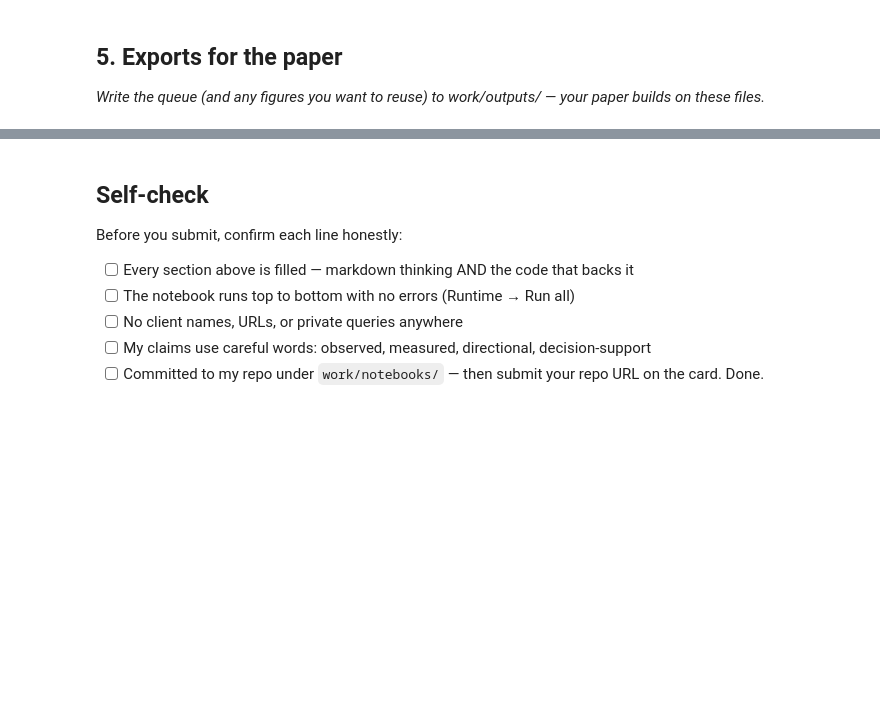
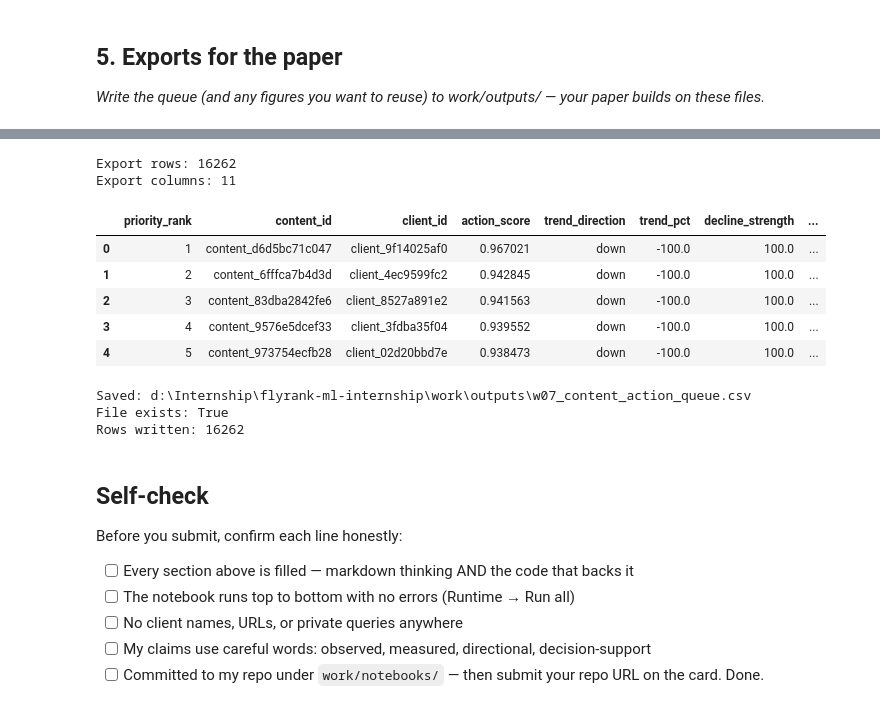
Before and after one commit to imnxr/flyrank-ml-internship, a Jupyter notebook: work/notebooks/w07_action_playbook.ipynb, the cells around one changed output, grey strips where cells are left out. Saved outputs shown, nothing was run; the diff lists cells and outputs as text; code cells hidden in the pictures; blank space fills up the shorter version.

```diff
--- a/work/notebooks/w07_action_playbook.ipynb
+++ b/work/notebooks/w07_action_playbook.ipynb
@@ -44,3 +462,46 @@ This skeleton is yours to fill. Work the sections **in order** — each one has
+# %%
+export_columns = [
+    "priority_rank",
+    "content_id",
+    "client_id",
+    "action_score",
+    "trend_direction",
+    "trend_pct",
+    "decline_strength",
+    "engagement_rate",
+    "content_age_days",
+    "days_since_last_update",
+    "reason_codes",
+]
+
+action_queue = candidates[export_columns].copy()
+
+print("Export rows:", len(action_queue))
+print("Export columns:", len(action_queue.columns))
+
+action_queue.head()
+# %% [output]
+Export rows: 16262
+Export columns: 11
+|  | priority_rank | content_id | client_id | action_score | trend_direction | trend_pct | decline_strength | ... |
+| 0 | 1 | content_d6d5bc71c047 | client_9f14025af0 | 0.967021 | down | -100.0 | 100.0 | ... |
+| 1 | 2 | content_6fffca7b4d3d | client_4ec9599fc2 | 0.942845 | down | -100.0 | 100.0 | ... |
+| 2 | 3 | content_83dba2842fe6 | client_8527a891e2 | 0.941563 | down | -100.0 | 100.0 | ... |
+| 3 | 4 | content_9576e5dcef33 | client_3fdba35f04 | 0.939552 | down | -100.0 | 100.0 | ... |
+| 4 | 5 | content_973754ecfb28 | client_02d20bbd7e | 0.938473 | down | -100.0 | 100.0 | ... |
+# %%
+output_dir.mkdir(parents=True, exist_ok=True)
+
+queue_path = output_dir / "w07_content_action_queue.csv"
+action_queue.to_csv(queue_path, index=False)
+
+print("Saved:", queue_path)
+print("File exists:", queue_path.exists())
+print("Rows written:", len(action_queue))
+# %% [output]
+Saved: d:\Internship\flyrank-ml-internship\work\outputs\w07_content_action_queue.csv
+File exists: True
+Rows written: 16262
 # %% [markdown]
 ## Self-check
 
```
Also changed, not shown: parts of 26 cells of this notebook.
